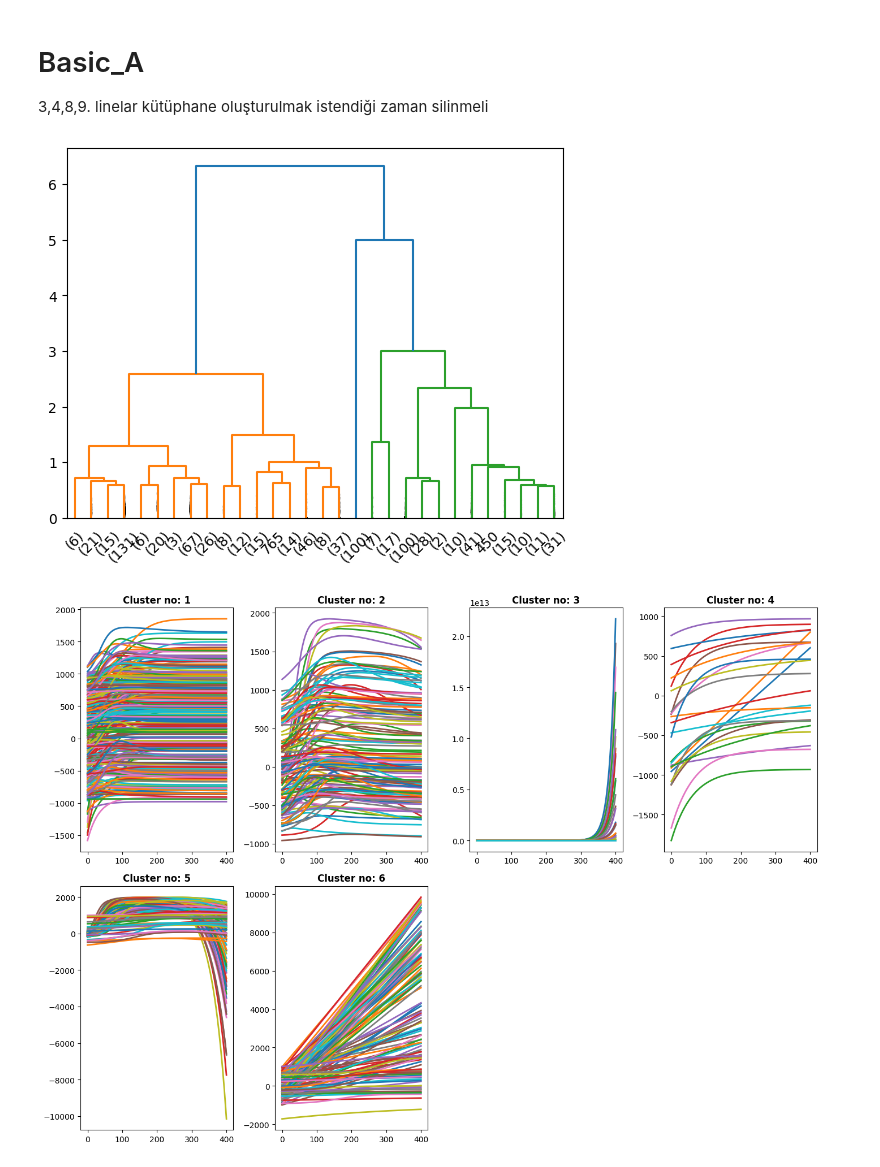
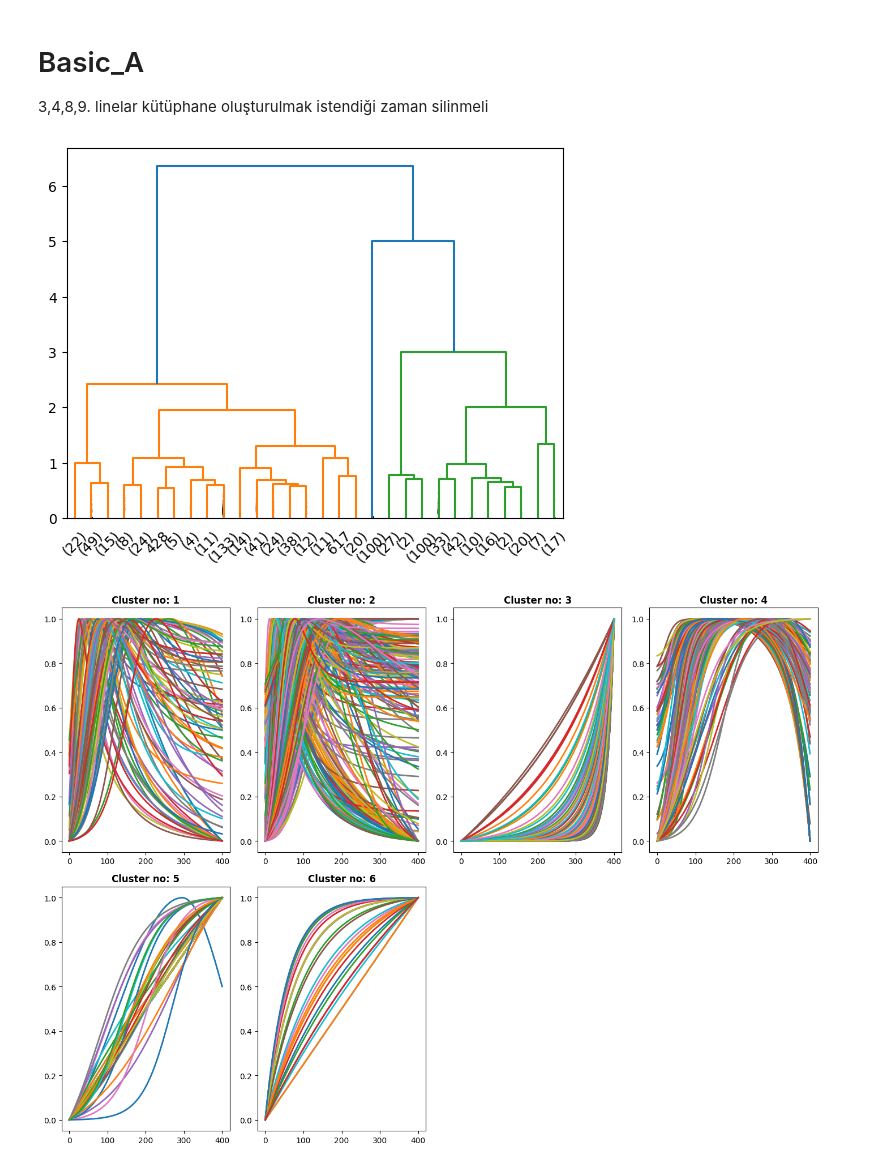
Before and after one commit to Sesdyn/Clusterer, a Jupyter notebook: docs/source/basicA/basicA_notebook.ipynb, the cells around one changed output. Drawn from its saved outputs; the diff is of its cells as text; code cells hidden in the pictures.

```diff
--- a/docs/source/basicA/basicA_notebook.ipynb
+++ b/docs/source/basicA/basicA_notebook.ipynb
@@ -4,22 +4,22 @@
 3,4,8,9. linelar kütüphane oluşturulmak istendiği zaman silinmeli
 # %%
 import sys
-sys.path.insert(0, "/Users/emirsener/Desktop/ts-clustering")
+sys.path.insert(0, "/Users/emirsener/Desktop/Clusterer")
 
 from simclstr.clusterer import perform_clustering, read_time_series
 from simclstr.plotting import plot_clusters
 
 import os
 model_path_vensim = os.path.expanduser('~/Desktop/SESDYN_Basic_A/Basic_A_Vensim.xlsx')
 
 read_data_vensim = read_time_series(model_path_vensim)
 
-clustering_results_vensim = perform_clustering(read_data_vensim, cMethod='maxclust', cValue = 6, plotDendrogram=True)
+clustering_results_vensim = perform_clustering(read_data_vensim, cMethod='maxclust', cValue = 6, plotDendrogram=True, transform='normalize')
 
 plot_clusters(clustering_results_vensim[1], 'pattern_dtw')
 # %% [output]
-[figure, old version]
+[figure, new version]
-[figure, old version]
+[figure, new version]
 # %%
 model_path_stellaff = os.path.expanduser('~/Desktop/SESDYN_Basic_A/Basic_A_StellaFF.xlsx')
 
```
Also changed, not shown: parts of 2 cells of this notebook, 44 other files.
